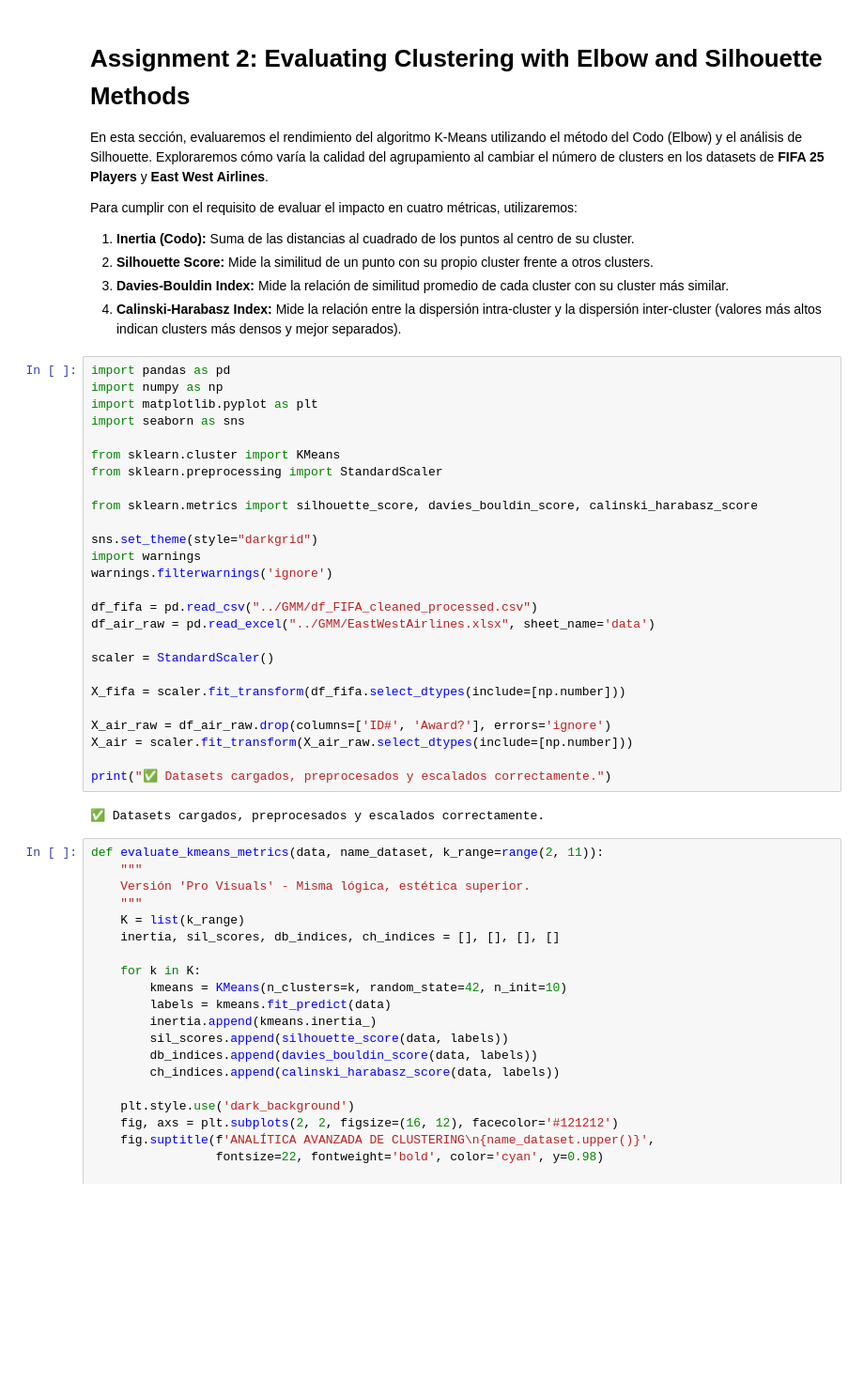
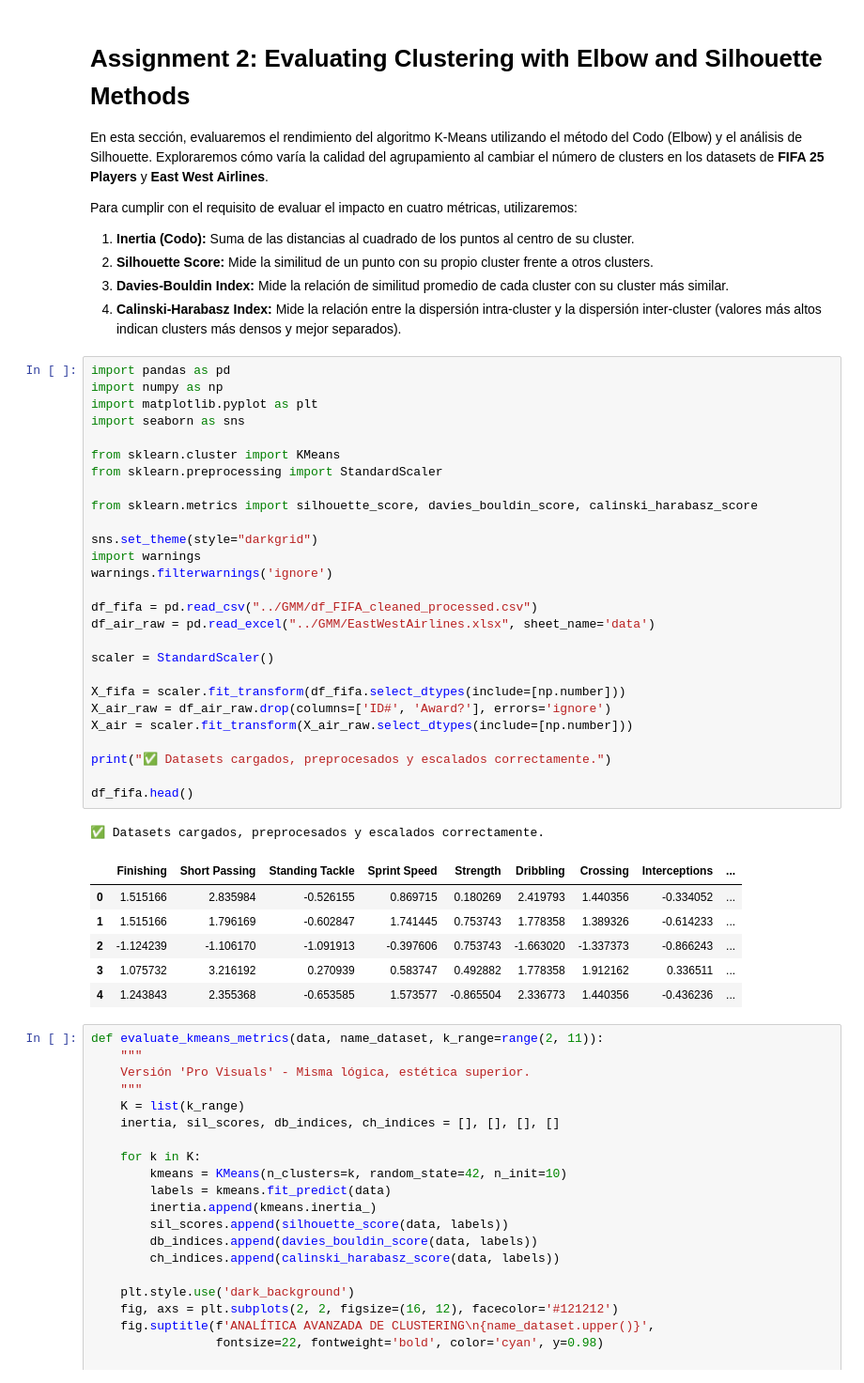
Before and after one commit to OFFICIAL-SBC/ML-K_Means-GMM, a Jupyter notebook: K-MEANS/k-means.ipynb, the cells around one changed output. Shown at 94% size. Saved outputs shown, nothing was run; the diff lists cells and outputs as text; blank space fills up the shorter version.

```diff
--- a/K-MEANS/k-means.ipynb
+++ b/K-MEANS/k-means.ipynb
@@ -11,31 +11,38 @@ Para cumplir con el requisito de evaluar el impacto en cuatro métricas, utiliza
 # %%
 import pandas as pd
 import numpy as np
 import matplotlib.pyplot as plt
 import seaborn as sns
 
 from sklearn.cluster import KMeans
 from sklearn.preprocessing import StandardScaler
 
 from sklearn.metrics import silhouette_score, davies_bouldin_score, calinski_harabasz_score
 
 sns.set_theme(style="darkgrid")
 import warnings
 warnings.filterwarnings('ignore')
 
 df_fifa = pd.read_csv("../GMM/df_FIFA_cleaned_processed.csv")
 df_air_raw = pd.read_excel("../GMM/EastWestAirlines.xlsx", sheet_name='data')
 
 scaler = StandardScaler()
 
 X_fifa = scaler.fit_transform(df_fifa.select_dtypes(include=[np.number]))
-
 X_air_raw = df_air_raw.drop(columns=['ID#', 'Award?'], errors='ignore')
 X_air = scaler.fit_transform(X_air_raw.select_dtypes(include=[np.number]))
 
 print("✅ Datasets cargados, preprocesados y escalados correctamente.")
+
+df_fifa.head()
 # %% [output]
 ✅ Datasets cargados, preprocesados y escalados correctamente.
+|  | Finishing | Short Passing | Standing Tackle | Sprint Speed | Strength | Dribbling | Crossing | Interceptions | ... |
+| 0 | 1.515166 | 2.835984 | -0.526155 | 0.869715 | 0.180269 | 2.419793 | 1.440356 | -0.334052 | ... |
+| 1 | 1.515166 | 1.796169 | -0.602847 | 1.741445 | 0.753743 | 1.778358 | 1.389326 | -0.614233 | ... |
+| 2 | -1.124239 | -1.106170 | -1.091913 | -0.397606 | 0.753743 | -1.663020 | -1.337373 | -0.866243 | ... |
+| 3 | 1.075732 | 3.216192 | 0.270939 | 0.583747 | 0.492882 | 1.778358 | 1.912162 | 0.336511 | ... |
+| 4 | 1.243843 | 2.355368 | -0.653585 | 1.573577 | -0.865504 | 2.336773 | 1.440356 | -0.436236 | ... |
 # %%
 def evaluate_kmeans_metrics(data, name_dataset, k_range=range(2, 11)):
     """
```
Also changed, not shown: parts of 3 cells of this notebook.
